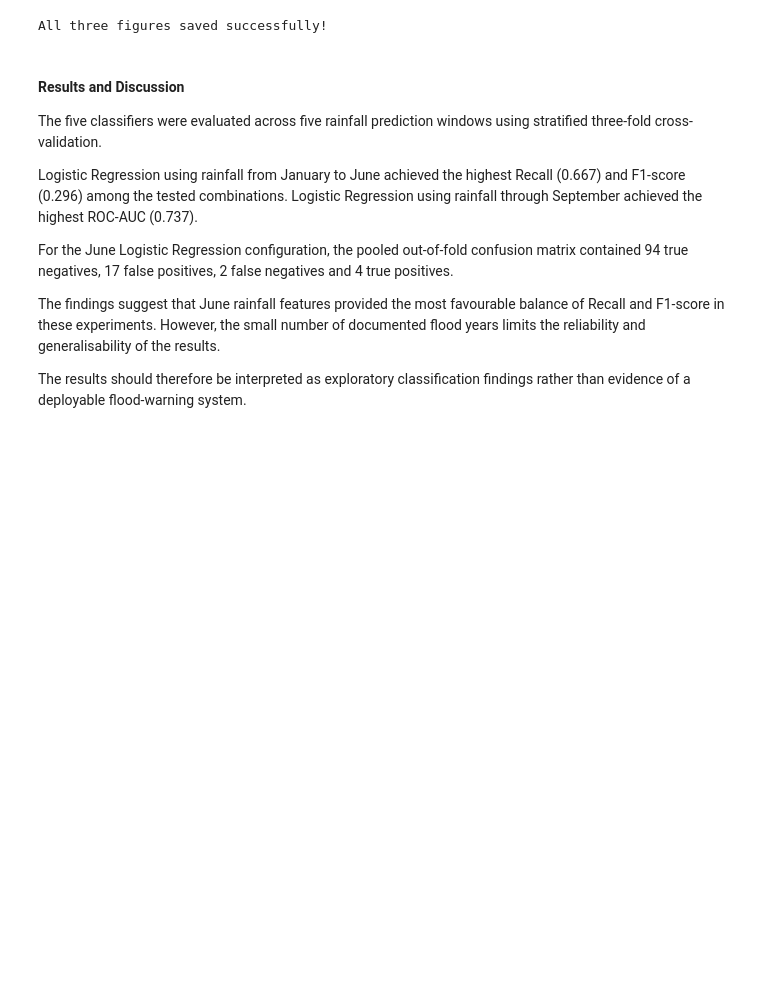
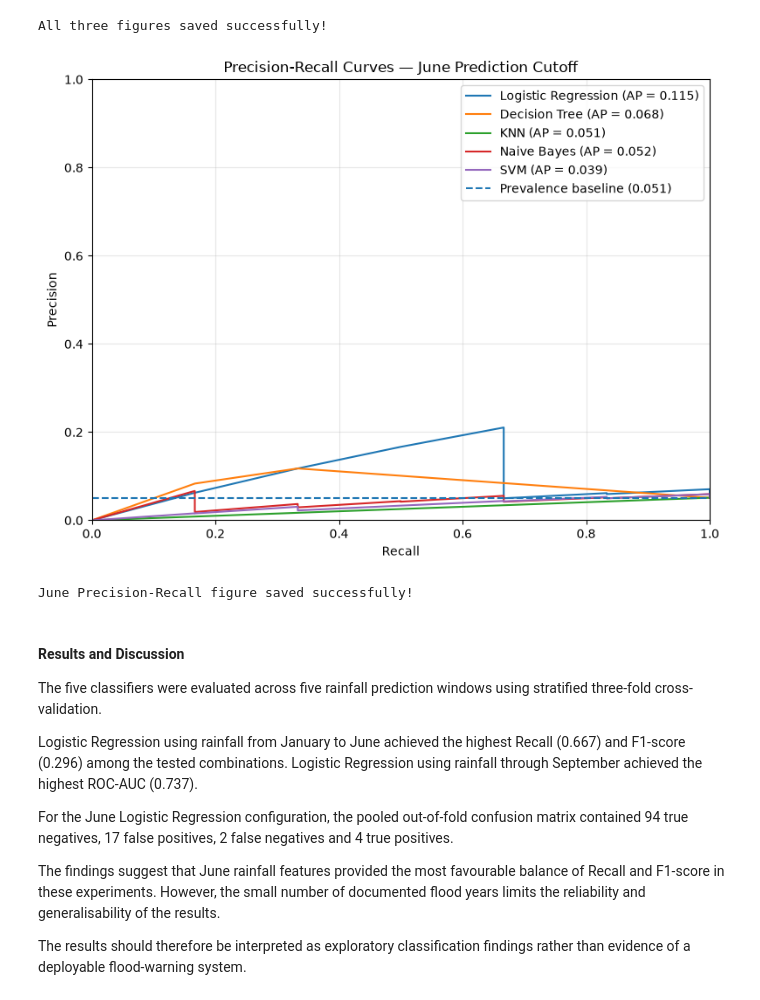
Before and after one commit to meppyy/ml-project, a Jupyter notebook: notebooks/04_model_training.ipynb, the cells around one changed output. Drawn from its saved outputs; the diff is of its cells as text; code cells hidden in the pictures; blank space fills up the shorter version.

```diff
--- a/notebooks/04_model_training.ipynb
+++ b/notebooks/04_model_training.ipynb
@@ -341,6 +914,73 @@ print("All three figures saved successfully!")
 [figure]
 [figure]
 All three figures saved successfully!
+# %%
+
+# PRECISION-RECALL CURVES: JUNE CUTOFF
+
+from sklearn.metrics import (
+    precision_recall_curve,
+    average_precision_score
+)
+
+june_data = oof_predictions_df[
+    oof_predictions_df["CUTOFF"] == "June"
+]
+
+plt.figure(figsize=(8, 6))
+
+for model_name in models.keys():
+
+    subset = june_data[
+        june_data["MODEL"] == model_name
+    ]
+
+    precision, recall, thresholds = precision_recall_curve(
+        subset["ACTUAL"],
+        subset["PROBABILITY"]
+    )
+
+    ap = average_precision_score(
+        subset["ACTUAL"],
+        subset["PROBABILITY"]
+    )
+
+    plt.plot(
+        recall,
+        precision,
+        label=f"{model_name} (AP = {ap:.3f})"
+    )
+
+# Random-ranking reference: positive-class prevalence
+baseline = y.mean()
+
+plt.axhline(
+    baseline,
+    linestyle="--",
+    label=f"Prevalence baseline ({baseline:.3f})"
+)
+
+plt.title("Precision-Recall Curves — June Prediction Cutoff")
+plt.xlabel("Recall")
+plt.ylabel("Precision")
+plt.xlim(0, 1)
+plt.ylim(0, 1)
+plt.legend()
+plt.grid(alpha=0.3)
+plt.tight_layout()
+
+plt.savefig(
+    figure_dir / "june_precision_recall_curves.png",
+    dpi=300,
+    bbox_inches="tight"
+)
+
+plt.show()
+
+print("June Precision-Recall figure saved successfully!")
+# %% [output]
+[figure, added]
+June Precision-Recall figure saved successfully!
 # %% [markdown]
 #### Results and Discussion
 
```
Also changed, not shown: parts of 7 cells of this notebook, 10 other files.
